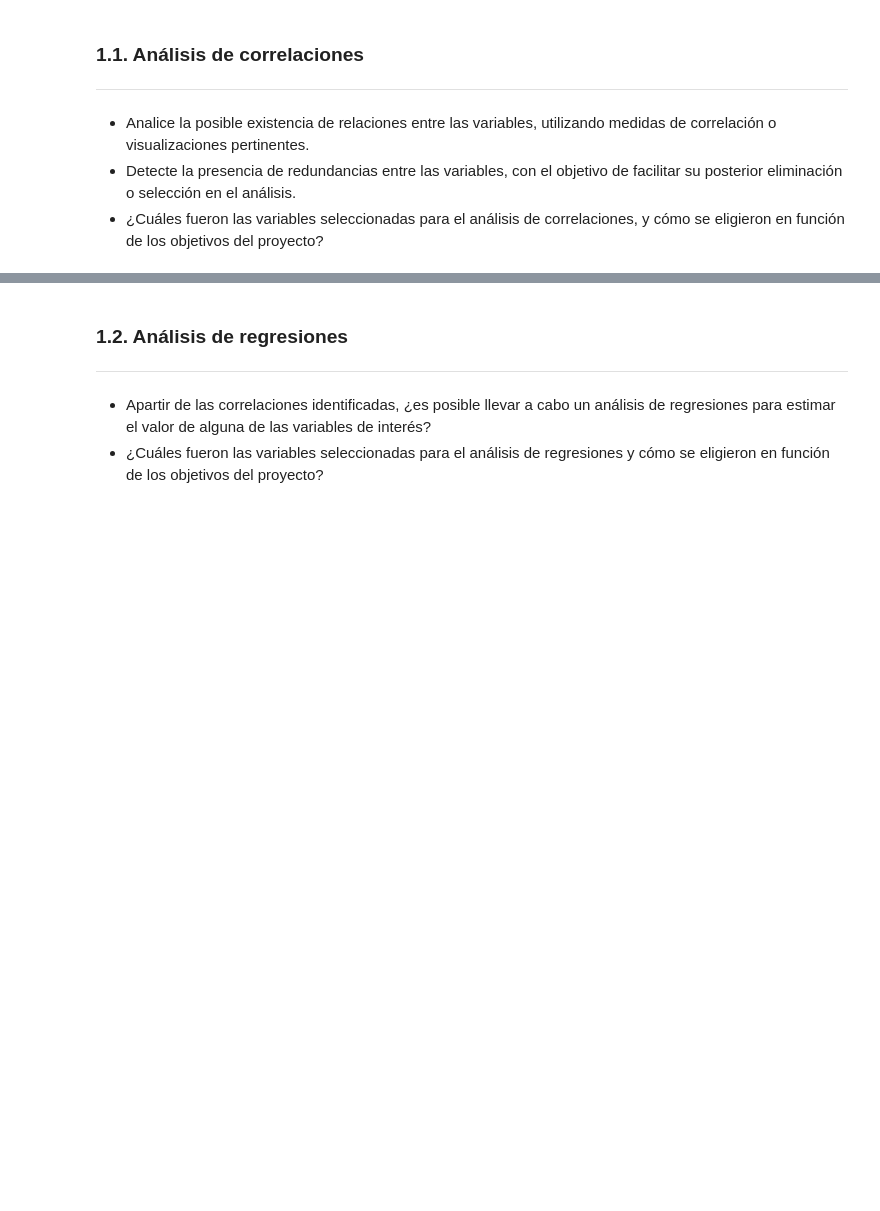
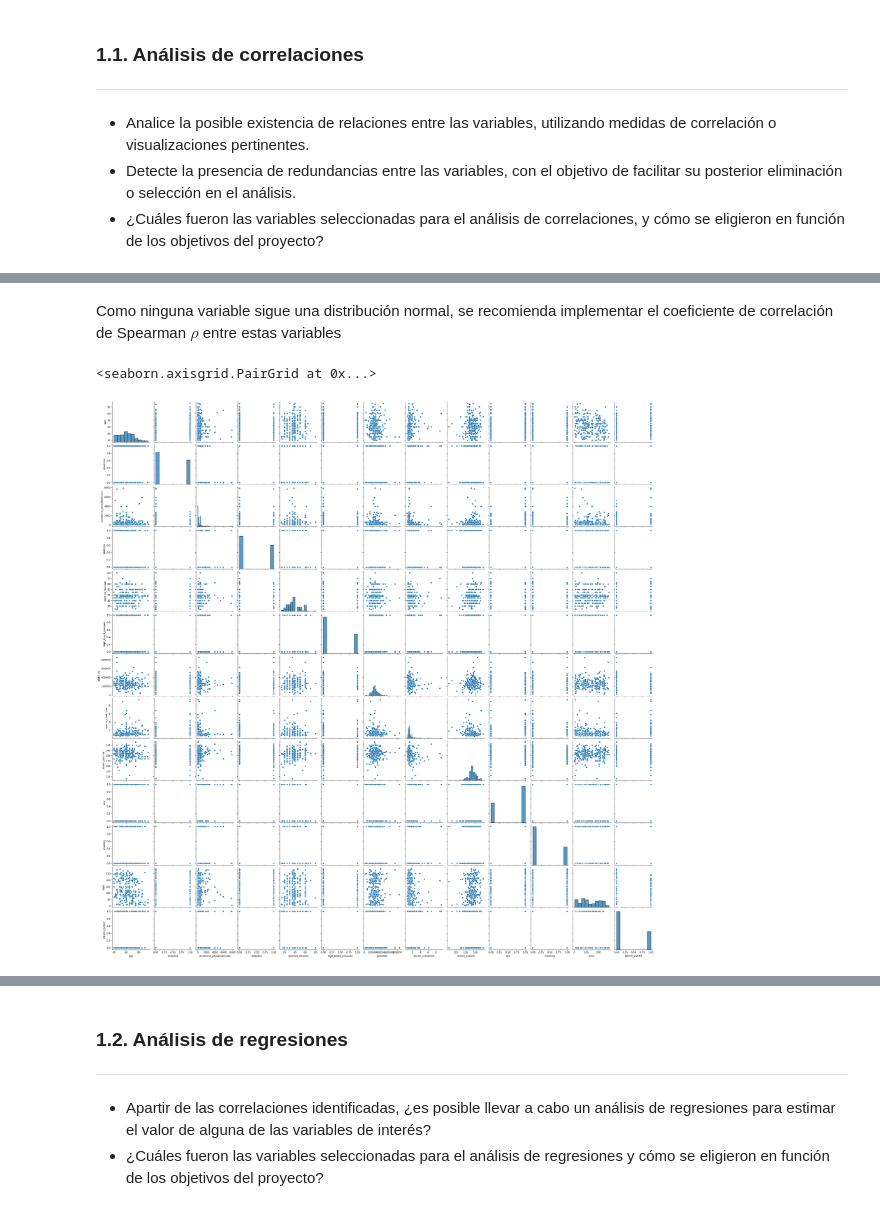
Before and after one commit to Robert-Gomez-AI/HeartFailure, a Jupyter notebook: M1U5_fase_4_Analisis_de_los_datos.ipynb, the cells around one changed output, grey strips where cells are left out. Drawn from its saved outputs; the diff is of its cells as text; code cells hidden in the pictures; blank space fills up the shorter version.

```diff
--- a/M1U5_fase_4_Analisis_de_los_datos.ipynb
+++ b/M1U5_fase_4_Analisis_de_los_datos.ipynb
@@ -18,0 +28,2 @@ Por favor incluya los nombres completos y número de identificación de los inte
+# %%
+df=pd.read_csv('/content/heart_failure_clinical_records_dataset.csv')
@@ -41,0 +95,8 @@ A lo largo de esta entrega, trate busque responder las siguientes preguntas
+# %% [markdown]
+Como ninguna variable sigue una distribución normal, se recomienda implementar el coeficiente de correlación de Spearman $\rho$ entre estas variables
+# %%
+#Variables cuantitativas relación
+sns.pairplot(df)
+# %% [output]
+<seaborn.axisgrid.PairGrid at 0x...>
+[figure, added]
```
Also changed, not shown: parts of 20 cells of this notebook.
